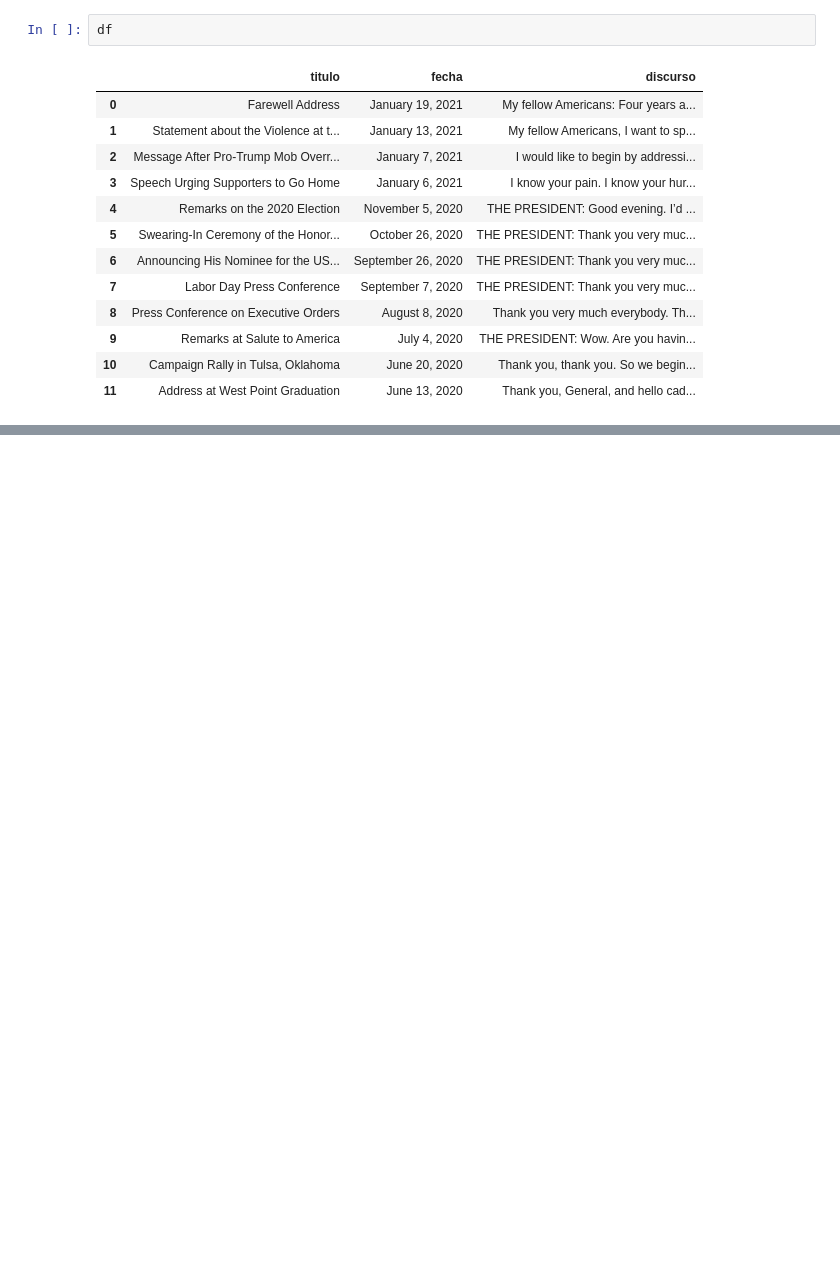
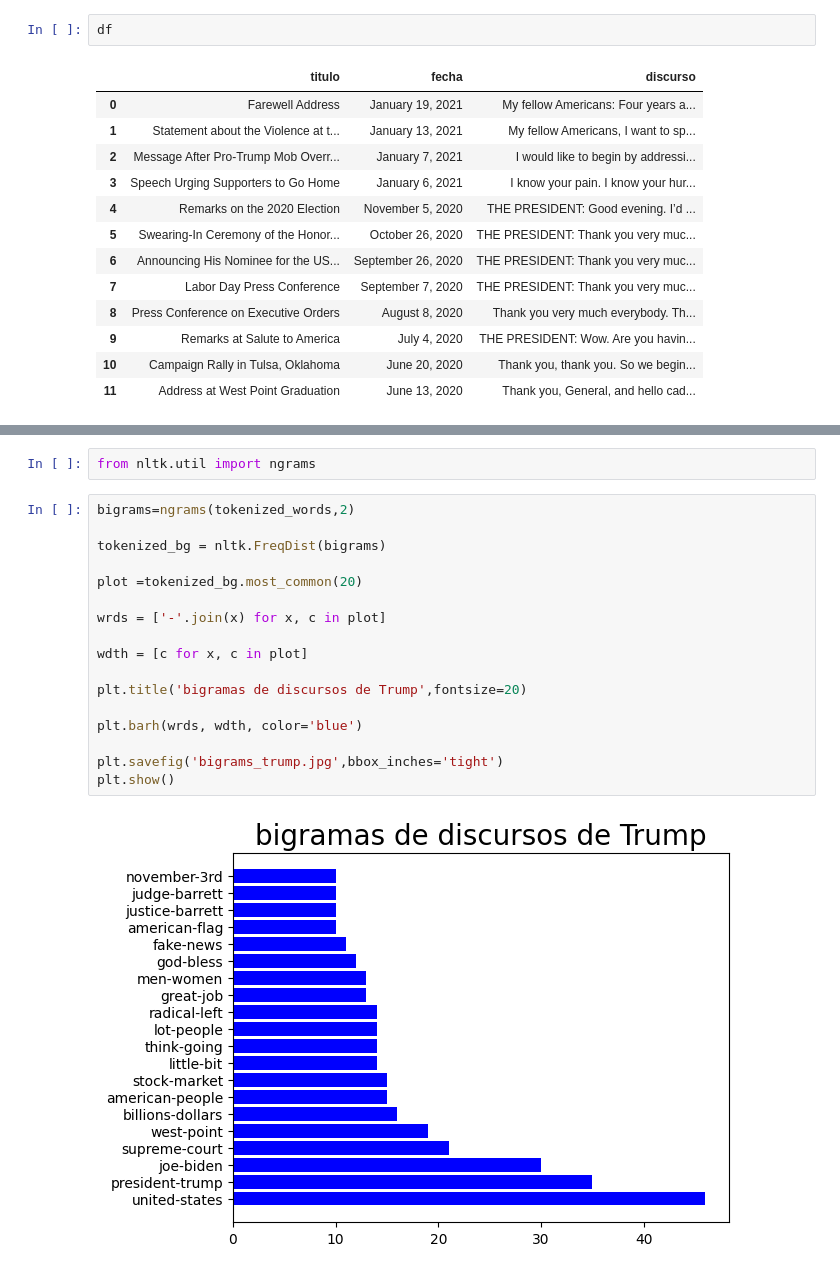
Before and after one commit to AgustinCdeCelis/Speaches-Trump, a Jupyter notebook: workingfile.ipynb, the cells around one changed output, grey strips where cells are left out. Saved outputs shown, nothing was run; the diff lists cells and outputs as text; blank space fills up the shorter version.

```diff
--- a/workingfile.ipynb
+++ b/workingfile.ipynb
@@ -129,0 +187,21 @@ df
+# %%
+from nltk.util import ngrams
+# %%
+bigrams=ngrams(tokenized_words,2)
+
+tokenized_bg = nltk.FreqDist(bigrams)
+
+plot =tokenized_bg.most_common(20)
+
+wrds = ['-'.join(x) for x, c in plot]
+
+wdth = [c for x, c in plot]
+
+plt.title('bigramas de discursos de Trump',fontsize=20)
+
+plt.barh(wrds, wdth, color='blue')
+
+plt.savefig('bigrams_trump.jpg',bbox_inches='tight')
+plt.show()
+# %% [output]
+[figure, added]
```
Also changed, not shown: parts of 12 cells of this notebook, 5 other files.
